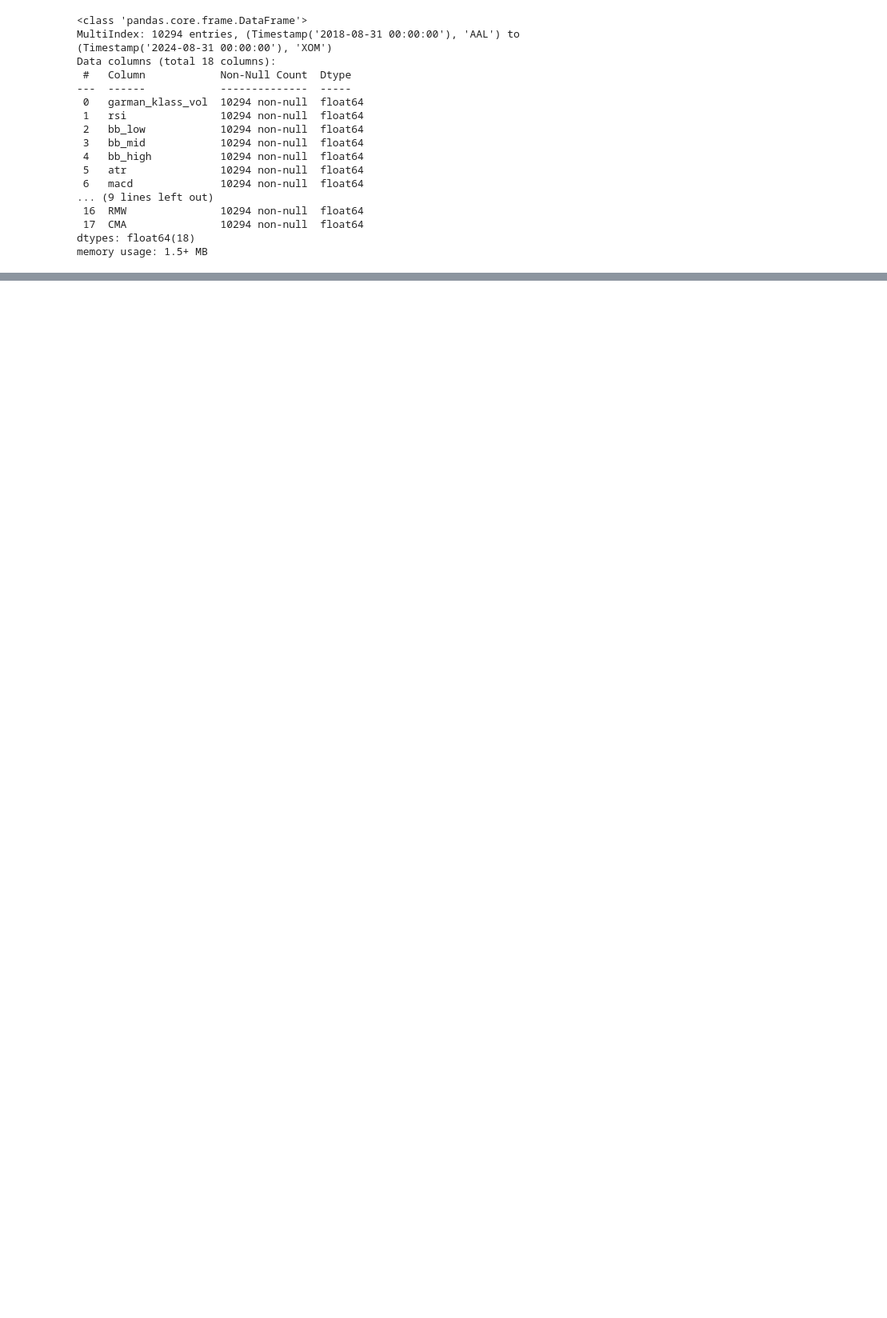
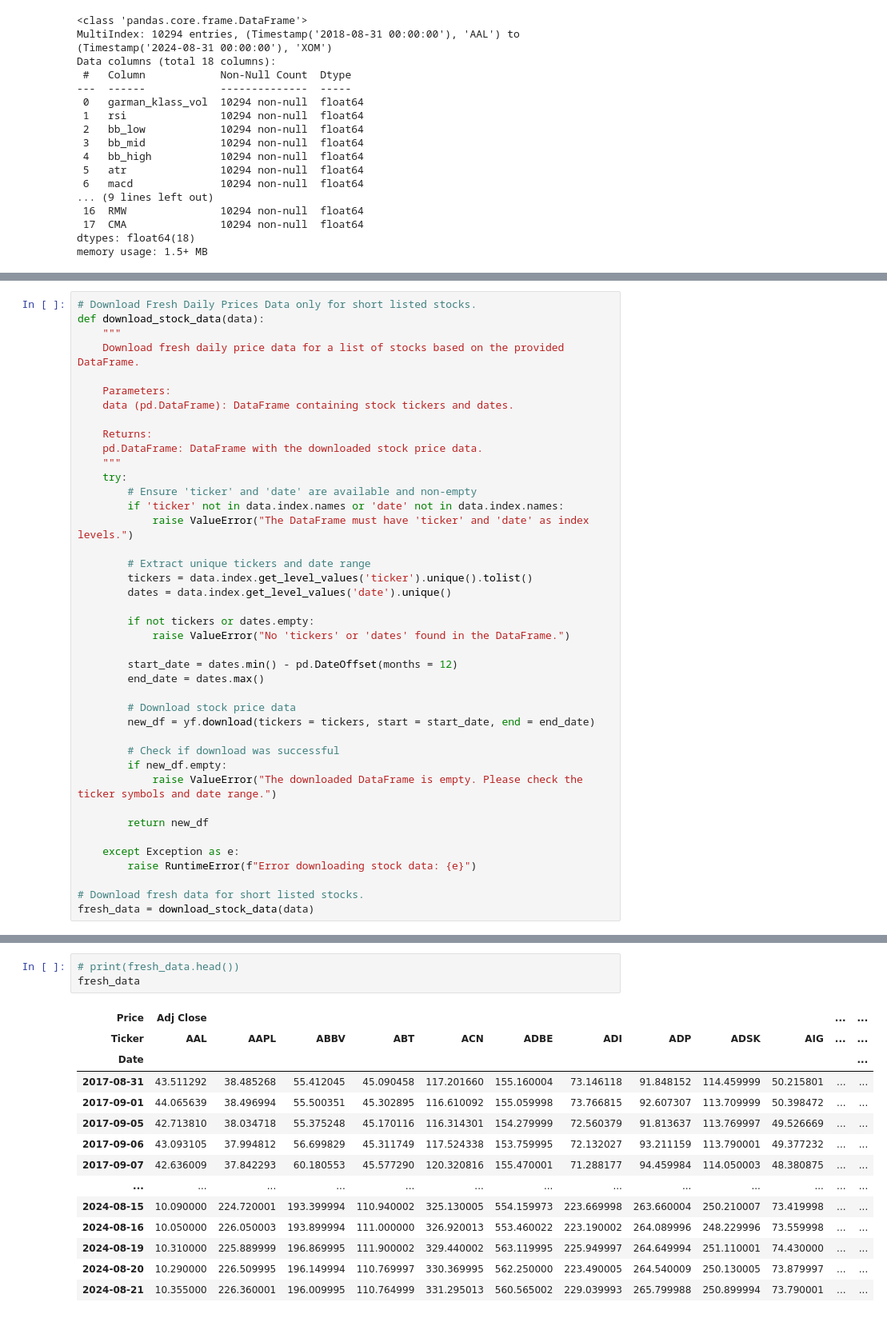
Before and after one commit to AliEhsanian/TradingStrategyWithClustering, a Jupyter notebook: ClusteringStocksTrading.ipynb, the cells around one changed output, grey strips where cells are left out. Shown at 80% size. Drawn from its saved outputs; the diff is of its cells as text; blank space fills up the shorter version.

```diff
--- a/ClusteringStocksTrading.ipynb
+++ b/ClusteringStocksTrading.ipynb
@@ -792,0 +971,41 @@ data.describe()
+# %%
+# Download Fresh Daily Prices Data only for short listed stocks.
+def download_stock_data(data):
+    """
+    Download fresh daily price data for a list of stocks based on the provided DataFrame.
+
+    Parameters:
+    data (pd.DataFrame): DataFrame containing stock tickers and dates.
+
+    Returns:
+    pd.DataFrame: DataFrame with the downloaded stock price data.
+    """
+    try:
+        # Ensure 'ticker' and 'date' are available and non-empty
+        if 'ticker' not in data.index.names or 'date' not in data.index.names:
+            raise ValueError("The DataFrame must have 'ticker' and 'date' as index levels.")
+
+        # Extract unique tickers and date range
+        tickers = data.index.get_level_values('ticker').unique().tolist()
+        dates = data.index.get_level_values('date').unique()
+
+        if not tickers or dates.empty:
+            raise ValueError("No 'tickers' or 'dates' found in the DataFrame.")
+
+        start_date = dates.min() - pd.DateOffset(months = 12)
+        end_date = dates.max()
+
+        # Download stock price data
+        new_df = yf.download(tickers = tickers, start = start_date, end = end_date)
+
+        # Check if download was successful
+        if new_df.empty:
+            raise ValueError("The downloaded DataFrame is empty. Please check the ticker symbols and date range.")
+
+        return new_df
+
+    except Exception as e:
+        raise RuntimeError(f"Error downloading stock data: {e}")
+
+# Download fresh data for short listed stocks.
+fresh_data = download_stock_data(data)
@@ -792,0 +1014,18 @@ data.describe()
+# %%
+# print(fresh_data.head())
+fresh_data
+# %% [output]
+| Price | Adj Close |  |  |  |  |  |  |  |  |  | ... | ... |
+| Ticker | AAL | AAPL | ABBV | ABT | ACN | ADBE | ADI | ADP | ADSK | AIG | ... | ... |
+| Date |  |  |  |  |  |  |  |  |  |  |  | ... |
+| 2017-08-31 | 43.511292 | 38.485268 | 55.412045 | 45.090458 | 117.201660 | 155.160004 | 73.146118 | 91.848152 | 114.459999 | 50.215801 | ... | ... |
+| 2017-09-01 | 44.065639 | 38.496994 | 55.500351 | 45.302895 | 116.610092 | 155.059998 | 73.766815 | 92.607307 | 113.709999 | 50.398472 | ... | ... |
+| 2017-09-05 | 42.713810 | 38.034718 | 55.375248 | 45.170116 | 116.314301 | 154.279999 | 72.560379 | 91.813637 | 113.769997 | 49.526669 | ... | ... |
+| 2017-09-06 | 43.093105 | 37.994812 | 56.699829 | 45.311749 | 117.524338 | 153.759995 | 72.132027 | 93.211159 | 113.790001 | 49.377232 | ... | ... |
+| 2017-09-07 | 42.636009 | 37.842293 | 60.180553 | 45.577290 | 120.320816 | 155.470001 | 71.288177 | 94.459984 | 114.050003 | 48.380875 | ... | ... |
+| ... | ... | ... | ... | ... | ... | ... | ... | ... | ... | ... | ... | ... |
+| 2024-08-15 | 10.090000 | 224.720001 | 193.399994 | 110.940002 | 325.130005 | 554.159973 | 223.669998 | 263.660004 | 250.210007 | 73.419998 | ... | ... |
+| 2024-08-16 | 10.050000 | 226.050003 | 193.899994 | 111.000000 | 326.920013 | 553.460022 | 223.190002 | 264.089996 | 248.229996 | 73.559998 | ... | ... |
+| 2024-08-19 | 10.310000 | 225.889999 | 196.869995 | 111.900002 | 329.440002 | 563.119995 | 225.949997 | 264.649994 | 251.110001 | 74.430000 | ... | ... |
+| 2024-08-20 | 10.290000 | 226.509995 | 196.149994 | 110.769997 | 330.369995 | 562.250000 | 223.490005 | 264.540009 | 250.130005 | 73.879997 | ... | ... |
+| 2024-08-21 | 10.355000 | 226.360001 | 196.009995 | 110.764999 | 331.295013 | 560.565002 | 229.039993 | 265.799988 | 250.899994 | 73.790001 | ... | ... |
```
Also changed, not shown: parts of 42 cells of this notebook.
